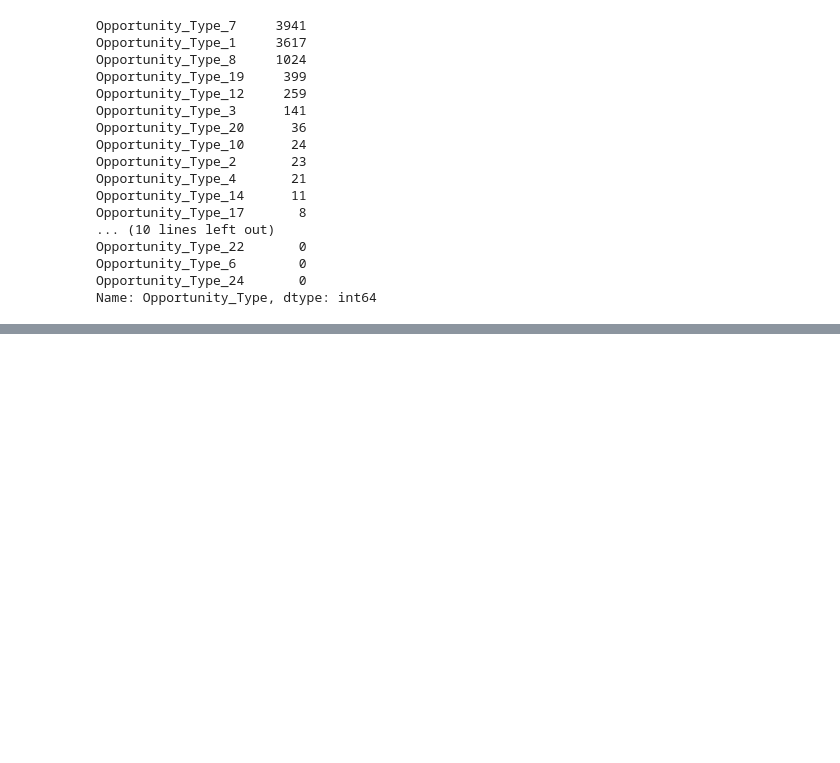
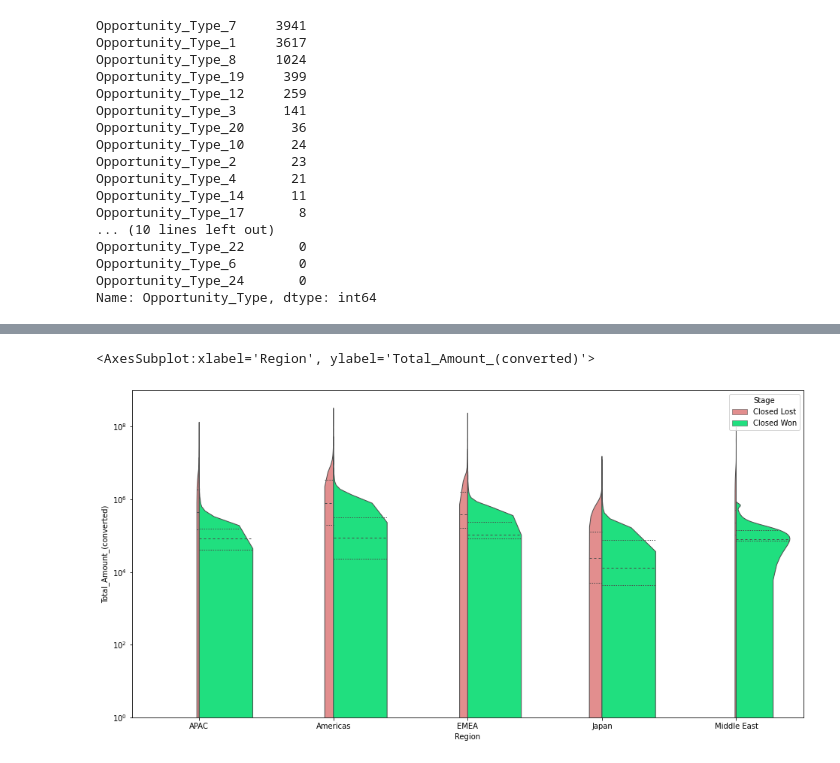
Before and after one commit to faristegui/tpdatos-2c-2020, a Jupyter notebook: TP1_Martin.ipynb, the cells around one changed output, grey strips where cells are left out. Cells and saved outputs as stored; diff of their text form; code cells hidden in the pictures; blank space fills up the shorter version.

```diff
--- a/TP1_Martin.ipynb
+++ b/TP1_Martin.ipynb
@@ -762,0 +766,8 @@ px.treemap(df_tree, path=[px.Constant('world'), 'Region', 'Territory'], values='
+# %%
+df_wonlost= df[(df['Stage']== 'Closed Won') | (df['Stage']== 'Closed Lost')]
+# %%
+df_wonlost_regionID = df_wonlost.groupby(['Stage', 'Region', 'Opportunity_ID']).agg({'Total_Amount_(converted)':'sum'}).reset_index().dropna()
+# %%
+df_wonlost_regionID.Stage.cat.remove_unused_categories(inplace = True)
+# %%
+df_wonlost_regionID = df_wonlost_regionID[df_wonlost_regionID['Total_Amount_(converted)'] >10]
@@ -762,0 +778,10 @@ px.treemap(df_tree, path=[px.Constant('world'), 'Region', 'Territory'], values='
+# %%
+plt.figure(figsize=(16,8))
+plt.yscale('log')
+plt.ylim(1, 10e8)
+sns.violinplot(data=df_wonlost_regionID, x='Region', y='Total_Amount_(converted)', hue='Stage',
+               split=True, inner="quart", linewidth=1,
+               palette={"Closed Won": "springgreen", 'Closed Lost': "lightcoral"})
+# %% [output]
+<AxesSubplot:xlabel='Region', ylabel='Total_Amount_(converted)'>
+[figure, added]
```
Also changed, not shown: parts of 36 cells of this notebook.
